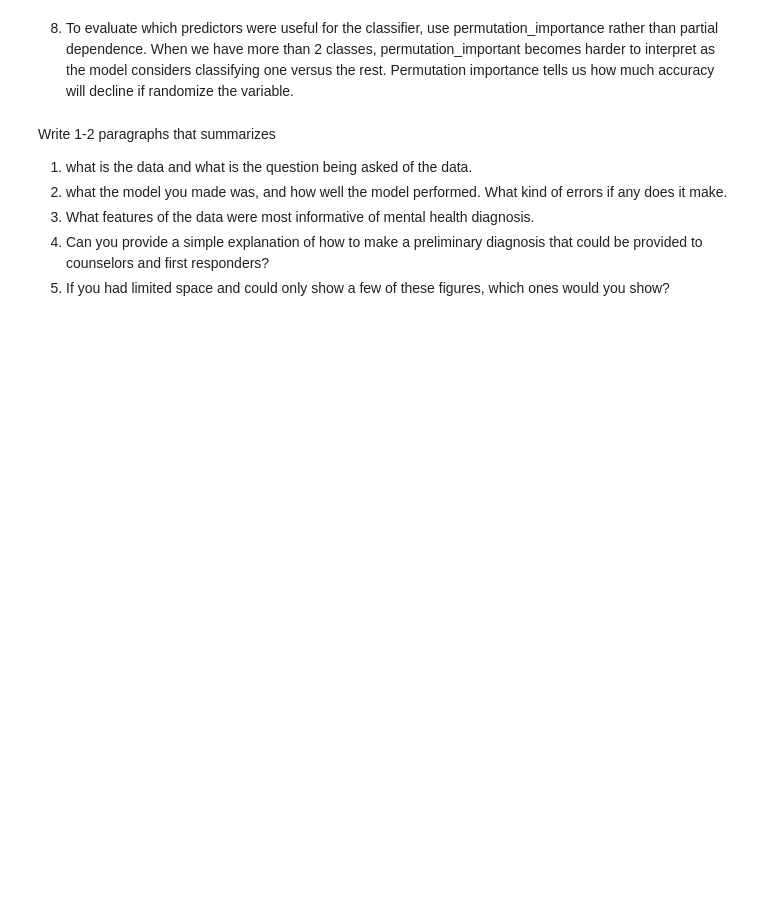
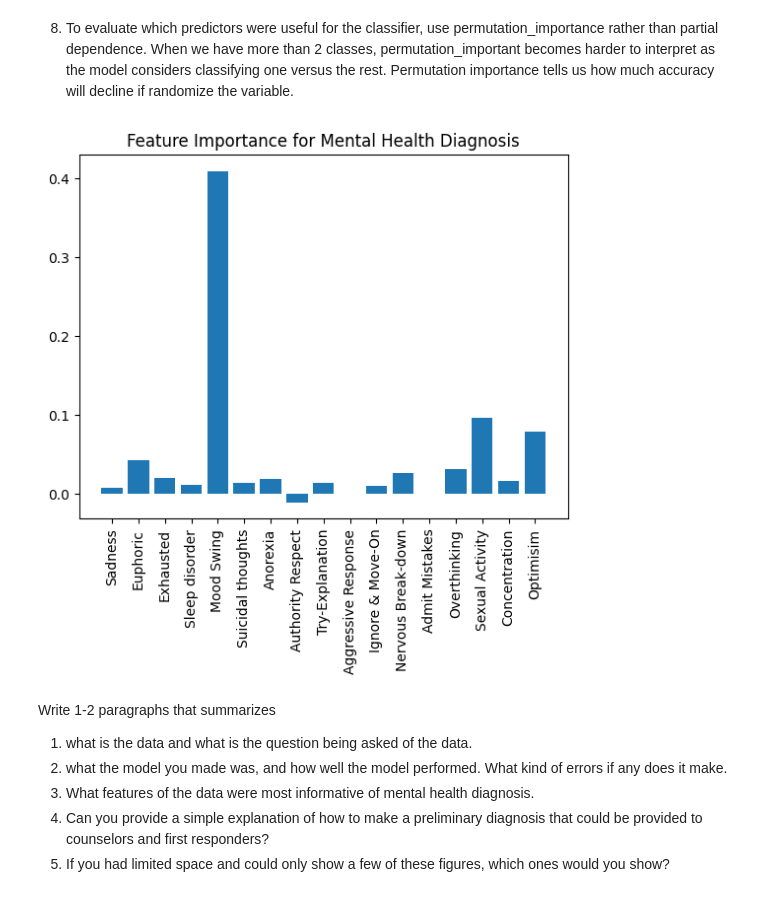
Before and after one commit to rheremm/COGS105, a Jupyter notebook: Homework/Homework4/Assignment4.ipynb, the cells around one changed output. Cells and saved outputs as stored; diff of their text form; code cells hidden in the pictures; blank space fills up the shorter version.

```diff
--- a/Homework/Homework4/Assignment4.ipynb
+++ b/Homework/Homework4/Assignment4.ipynb
@@ -130,3 +215,29 @@ Report
     - best Accuracy
 
 Extract the best rf model from your fit.
+# %%
+
+
+rf = RandomForestClassifier(random_state=42)
+
+# parameter grid
+param_grid = {
+    'n_estimators': [100, 200, 300, 400],
+    'max_depth': [1, 2, 3, 4, 5]
+}
+
+# grid search
+grid_search = GridSearchCV(
+    rf, param_grid, cv=5, scoring='accuracy', n_jobs=-1
+)
+
+# Fit
+grid_search.fit(X_train, y_train)
+
+# Report best parameters
+print(f"  Best max_depth: {grid_search.best_params_['max_depth']}")
+print(f"  Best n_estimators: {grid_search.best_params_['n_estimators']}")
+print(f"  Best Accuracy: {grid_search.best_score_:.4f}")
+
+# Extract best model
+best_rf = grid_search.best_estimator_
@@ -150,5 +309,14 @@ so thats the order of conditions, and you should be able to fix your labels.
 # %% [markdown]
 8. To evaluate which predictors were useful for the classifier, use permutation_importance rather than partial dependence.  When we have more than 2 classes, permutation_important becomes harder to interpret as the model considers classifying one versus the rest.  Permutation importance tells us how much accuracy will decline if randomize the variable.
+# %%
+result = permutation_importance(best_rf, X_test, y_test, n_repeats=100, random_state=42)
+
+plt.bar(X.columns, result['importances_mean'])
+plt.xticks(rotation=90)
+plt.title('Feature Importance for Mental Health Diagnosis')
+plt.show()
+# %% [output]
+[figure, added]
 # %% [markdown]
 Write 1-2 paragraphs that summarizes
 
```
Also changed, not shown: parts of 12 cells of this notebook.
